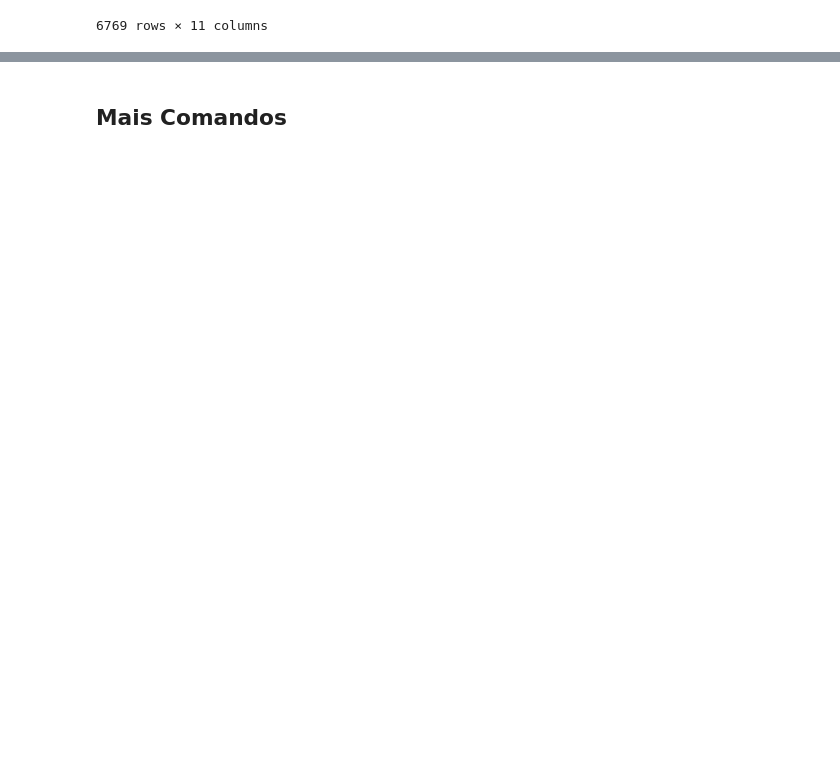
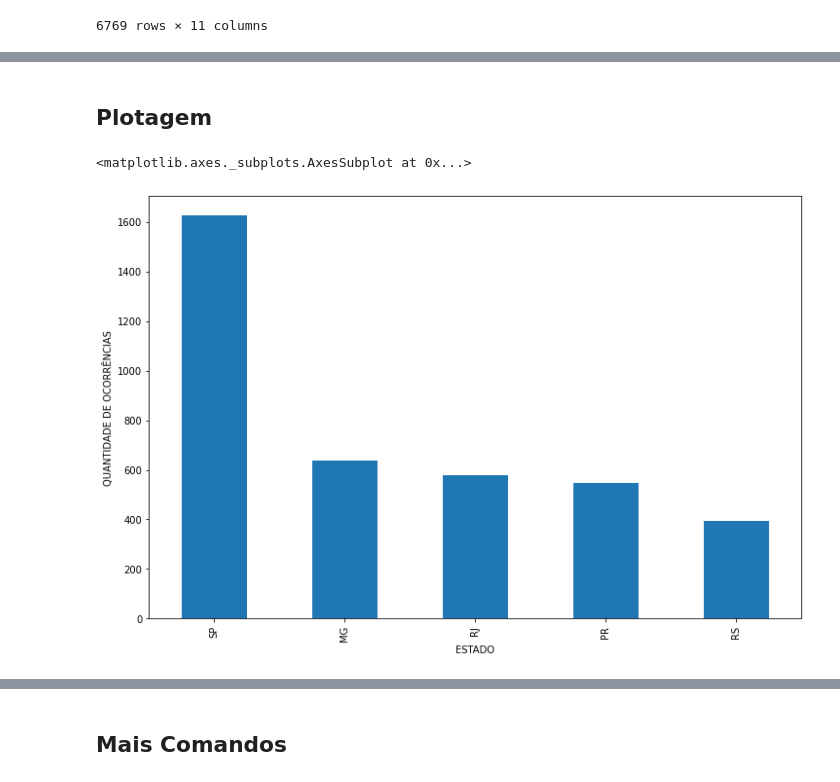
Before and after one commit to giobritos/soul_code_python, a Jupyter notebook: ED7-PandasFundamentos.ipynb, the cells around one changed output, grey strips where cells are left out. Drawn from its saved outputs; the diff is of its cells as text; code cells hidden in the pictures; blank space fills up the shorter version.

```diff
--- a/ED7-PandasFundamentos.ipynb
+++ b/ED7-PandasFundamentos.ipynb
@@ -305,0 +328,2 @@ schema.validate(df)
+# %%
+df['aeroback'] = df.aerodromo
@@ -305,0 +515,8 @@ schema.validate(df)
+# %% [markdown]
+## Plotagem
+# %%
+# plotagem de gráfico de barra
+df.groupby(['uf'], dropna=False).size().sort_values(ascending=False).head(5).plot.bar(figsize=(12,8), xlabel='ESTADO', ylabel='QUANTIDADE DE OCORRÊNCIAS')
+# %% [output]
+<matplotlib.axes._subplots.AxesSubplot at 0x...>
+[figure, added]
```
Also changed, not shown: parts of 36 cells of this notebook.
